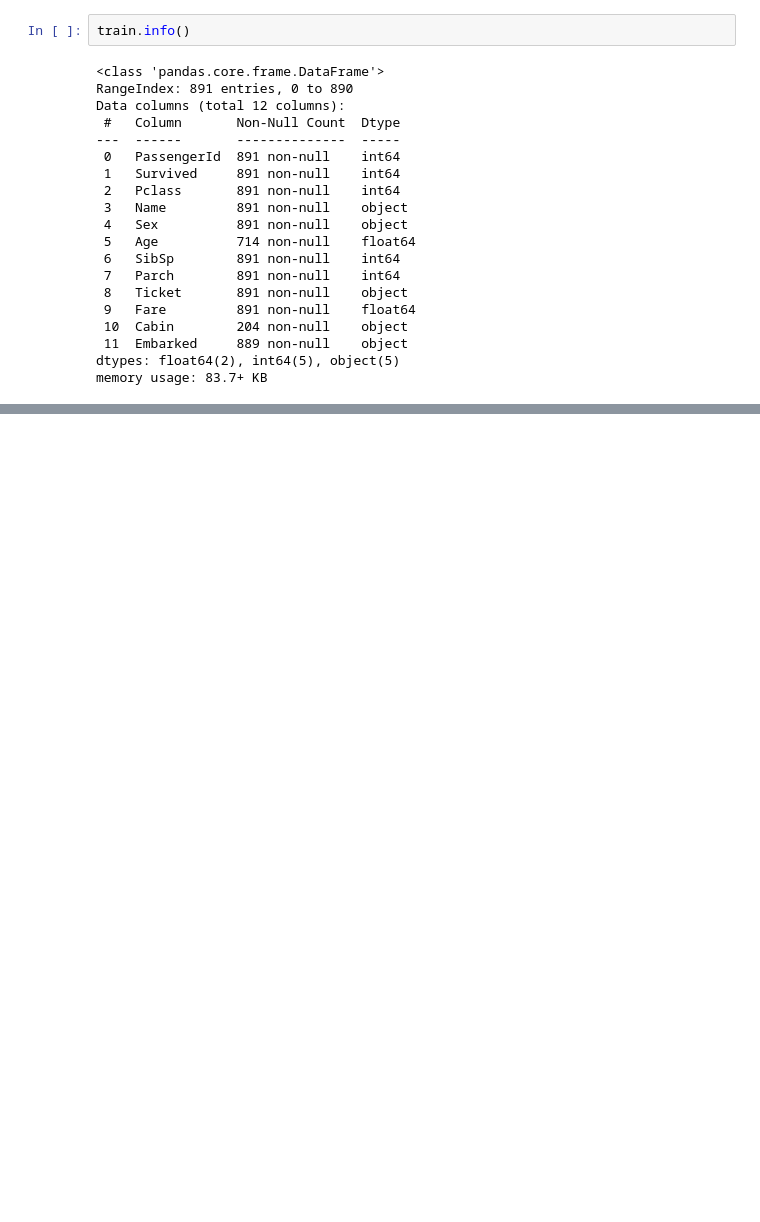
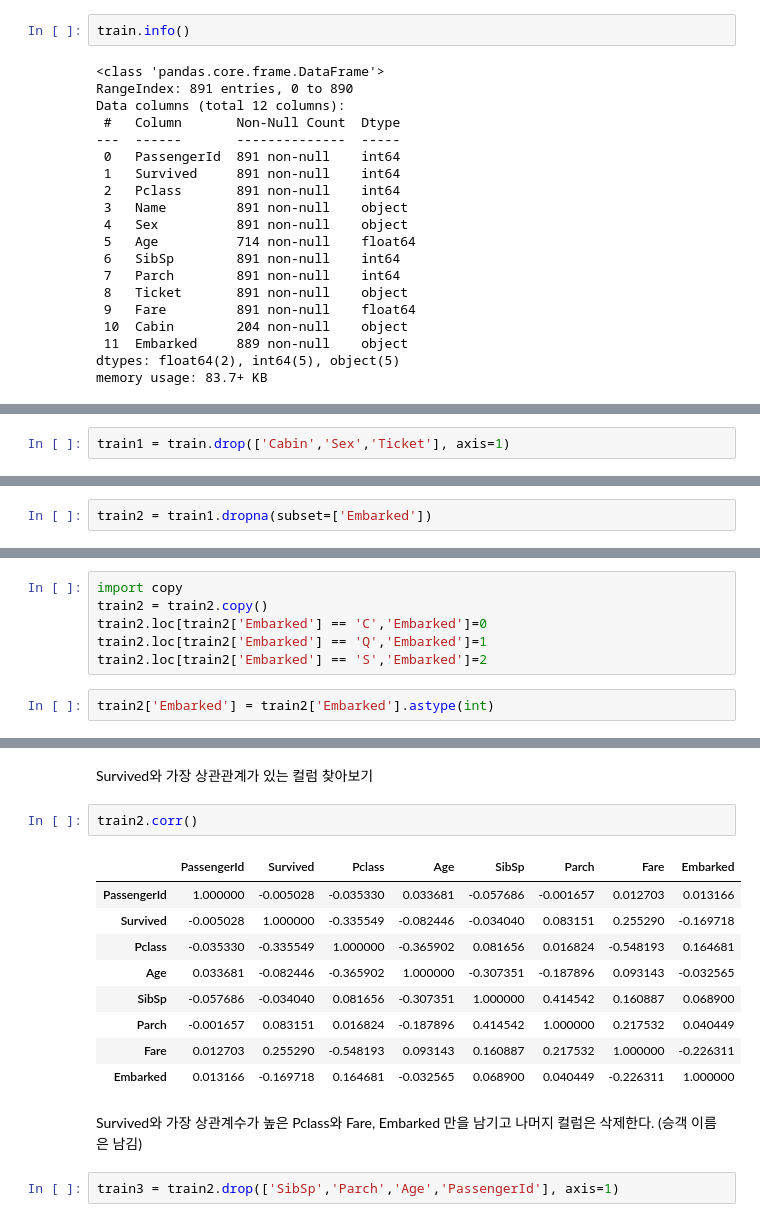
Before and after one commit to 88koala88/titanic_data, a Jupyter notebook: titanic_practice.ipynb, the cells around one changed output, grey strips where cells are left out. Cells and saved outputs as stored; diff of their text form; blank space fills up the shorter version.

```diff
--- a/titanic_practice.ipynb
+++ b/titanic_practice.ipynb
@@ -163,0 +51,2 @@ fare
+# %%
+train1 = train.drop(['Cabin','Sex','Ticket'], axis=1)
@@ -163,0 +55,2 @@ fare
+# %%
+train2 = train1.dropna(subset=['Embarked'])
@@ -163,0 +76,8 @@ fare
+# %%
+import copy
+train2 = train2.copy()
+train2.loc[train2['Embarked'] == 'C','Embarked']=0
+train2.loc[train2['Embarked'] == 'Q','Embarked']=1
+train2.loc[train2['Embarked'] == 'S','Embarked']=2
+# %%
+train2['Embarked'] = train2['Embarked'].astype(int)
@@ -163,0 +93,18 @@ fare
+# %% [markdown]
+Survived와 가장 상관관계가 있는 컬럼 찾아보기
+# %%
+train2.corr()
+# %% [output]
+|  | PassengerId | Survived | Pclass | Age | SibSp | Parch | Fare | Embarked |
+| PassengerId | 1.000000 | -0.005028 | -0.035330 | 0.033681 | -0.057686 | -0.001657 | 0.012703 | 0.013166 |
+| Survived | -0.005028 | 1.000000 | -0.335549 | -0.082446 | -0.034040 | 0.083151 | 0.255290 | -0.169718 |
+| Pclass | -0.035330 | -0.335549 | 1.000000 | -0.365902 | 0.081656 | 0.016824 | -0.548193 | 0.164681 |
+| Age | 0.033681 | -0.082446 | -0.365902 | 1.000000 | -0.307351 | -0.187896 | 0.093143 | -0.032565 |
+| SibSp | -0.057686 | -0.034040 | 0.081656 | -0.307351 | 1.000000 | 0.414542 | 0.160887 | 0.068900 |
+| Parch | -0.001657 | 0.083151 | 0.016824 | -0.187896 | 0.414542 | 1.000000 | 0.217532 | 0.040449 |
+| Fare | 0.012703 | 0.255290 | -0.548193 | 0.093143 | 0.160887 | 0.217532 | 1.000000 | -0.226311 |
+| Embarked | 0.013166 | -0.169718 | 0.164681 | -0.032565 | 0.068900 | 0.040449 | -0.226311 | 1.000000 |
+# %% [markdown]
+Survived와 가장 상관계수가 높은 Pclass와 Fare, Embarked 만을 남기고 나머지 컬럼은 삭제한다. (승객 이름은 남김)
+# %%
+train3 = train2.drop(['SibSp','Parch','Age','PassengerId'], axis=1)
```
Also changed, not shown: parts of 40 cells of this notebook.
